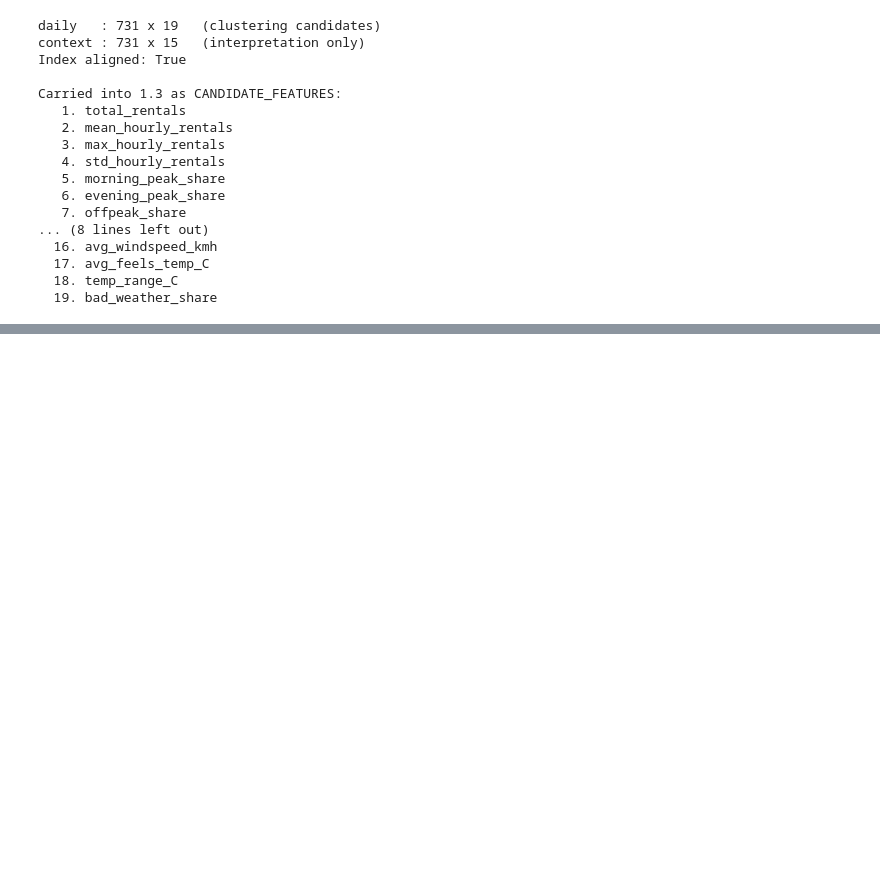
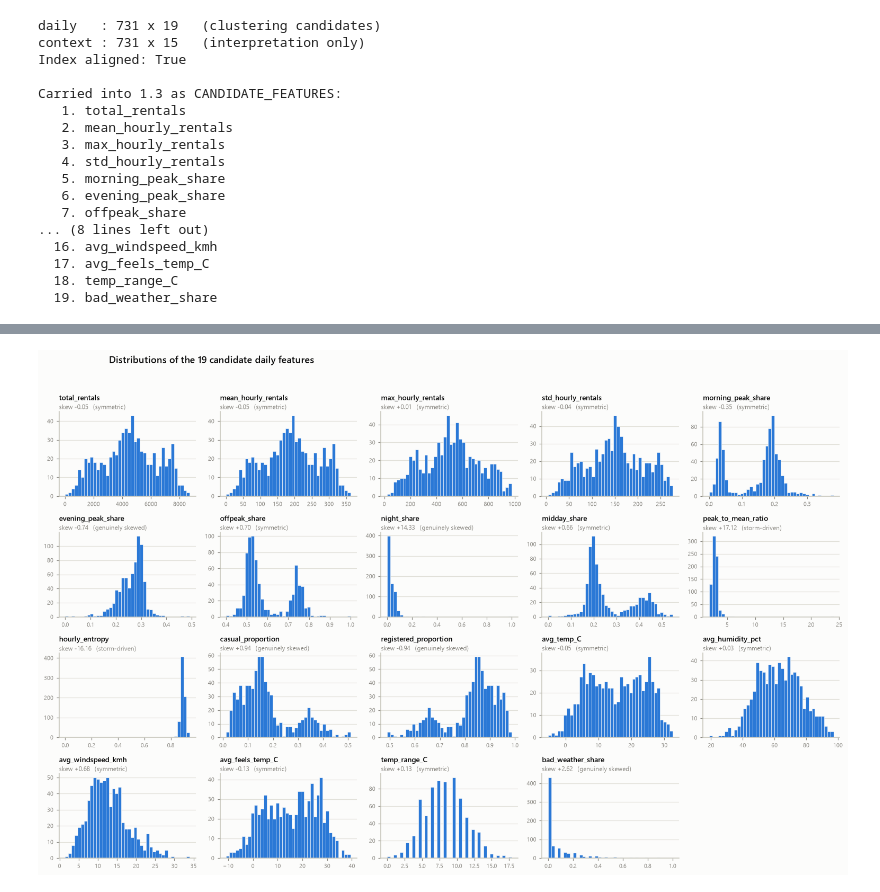
Before and after one commit to heshannethmina/Clustering-Urban-Mobility-Patterns-Using-Bike-Sharing-Data, a Jupyter notebook: bike_sharing_clustering.ipynb, the cells around one changed output, grey strips where cells are left out. Drawn from its saved outputs; the diff is of its cells as text; code cells hidden in the pictures; blank space fills up the shorter version.

```diff
--- a/bike_sharing_clustering.ipynb
+++ b/bike_sharing_clustering.ipynb
@@ -1038,7 +1038,8 @@ daily["peak_to_mean_ratio"] = daily["max_hourly_rentals"] / daily["mean_hourly_r
 # Shannon entropy of the 24-hour demand profile, normalised to [0, 1].
 # 1.0 = demand spread evenly across the day; low = concentrated in a few hours.
 p = cnt_wide.div(day_totals, axis=0)
-daily["hourly_entropy"] = -(p * np.log(p.where(p > 0))).sum(axis=1) / np.log(24)
+# "+ 0.0" normalises the negative zero that a single-active-hour day produces.
+daily["hourly_entropy"] = (-(p * np.log(p.where(p > 0))).sum(axis=1) / np.log(24)).clip(0, 1) + 0.0
 
 # --- User mix --------------------------------------------------------------
 daily["casual_proportion"]     = g["casual"].sum()     / day_totals
@@ -1380,0 +1453,25 @@ feature removal, and standardisation.*
+# %%
+# ---- Figure 4: distribution of every candidate feature ---------------------
+order = FEATURE_DOC["feature"].tolist()
+fig, axes = plt.subplots(4, 5, figsize=(14, 9))
+
+for ax, col in zip(axes.flat, order):
+    v = skew_report.loc[col]
+    ax.hist(daily[col], bins=40, color=SERIES[0], edgecolor=PALETTE["surface"], linewidth=0.4)
+    ax.set_title(col, fontsize=9, pad=14)
+    ax.text(0, 1.01, f"skew {v.skew_all:+.2f}   ({v.verdict})",
+            transform=ax.transAxes, fontsize=7.6, color=PALETTE["muted"], va="bottom")
+    ax.tick_params(labelsize=7)
+    ax.set_ylabel("")
+    ax.xaxis.grid(False); ax.yaxis.grid(True)
+
+for ax in axes.flat[len(order):]:
+    ax.set_visible(False)
+
+fig.suptitle("Distributions of the 19 candidate daily features", x=0.09, y=0.995,
+             ha="left", fontsize=12, fontweight="semibold", color=PALETTE["ink"])
+fig.tight_layout(rect=[0, 0, 1, 0.97])
+save(fig, "fig04_feature_histograms")
+plt.show()
+# %% [output]
+[figure, added]
```
Also changed, not shown: parts of 29 cells of this notebook, 7 other files.
